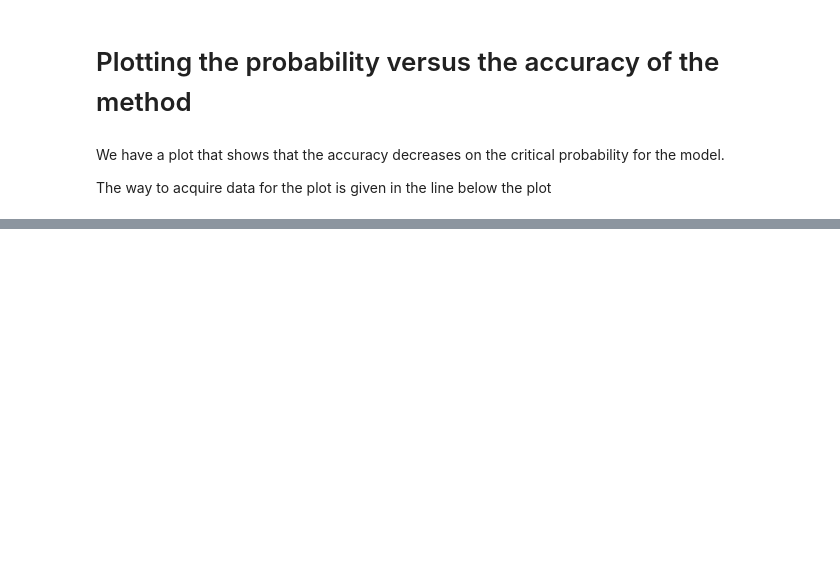
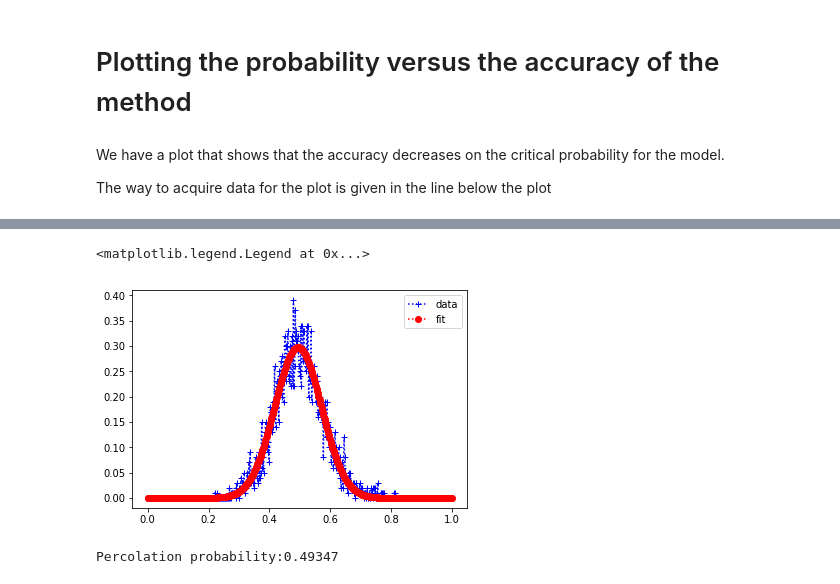
Before and after one commit to nahumsa/Percolation, a Jupyter notebook: Percolation_ML.ipynb, the cells around one changed output, grey strips where cells are left out. Drawn from its saved outputs; the diff is of its cells as text; code cells hidden in the pictures; blank space fills up the shorter version.

```diff
--- a/Percolation_ML.ipynb
+++ b/Percolation_ML.ipynb
@@ -157,0 +156,20 @@ for i,v in enumerate(probability):
+# %%
+n = 15
+model = keras.Sequential([
+    keras.layers.Conv2D(64,kernel_size=3, activation=tf.nn.relu, input_shape=(n,n,1)),
+    keras.layers.MaxPooling2D(pool_size=(2, 2), strides=(2, 2)),
+    keras.layers.Conv2D(64, (5, 5), activation=tf.nn.relu),
+    keras.layers.MaxPooling2D(pool_size=(2, 2)),
+    keras.layers.Flatten(),
+    keras.layers.Dense(256, activation=tf.nn.relu),
+    keras.layers.Dense(2, activation=tf.nn.softmax)
+])
+model.compile(optimizer='adam',
+              loss='sparse_categorical_crossentropy',
+              metrics=['accuracy'])
+# %%
+#traning data
+td,tr = writing_data(1000,n,0.5)
+td = td.reshape(-1,n,n,1)
+# %%
+model.fit(td,tr, epochs = 12)
@@ -157,0 +212,10 @@ for i,v in enumerate(probability):
+# %%
+probability = np.linspace(0.,1.,500)
+acc = np.zeros(len(probability))
+for i,v in enumerate(probability):
+    #test data
+    test_mat,test_v = writing_data(100,n,v)
+    test_mat = test_mat.reshape(-1,n,n,1)
+    #evaluate accuracy
+    test_loss, test_acc = model.evaluate(test_mat, test_v)
+    acc[i] = test_acc
@@ -157,0 +240,20 @@ for i,v in enumerate(probability):
+# %%
+from scipy.optimize import curve_fit
+from scipy import asarray as ar,exp
+
+def gaus(x,a,x0,sigma):
+    return a*exp(-(x-x0)**2/(2*sigma**2))
+x = probability
+y = 1 - acc
+
+popt,pcov = curve_fit(gaus,x,y, p0=[0.5,0.3,sigma])
+plt.plot(x,y,'b+:',label='data')
+plt.plot(x,gaus(x,*popt),'ro:',label='fit')
+plt.legend()
+# %% [output]
+<matplotlib.legend.Legend at 0x...>
+[figure, added]
+# %%
+print("Percolation probability:%.5f" % popt[1])
+# %% [output]
+Percolation probability:0.49347
```
Also changed, not shown: parts of 17 cells of this notebook.
